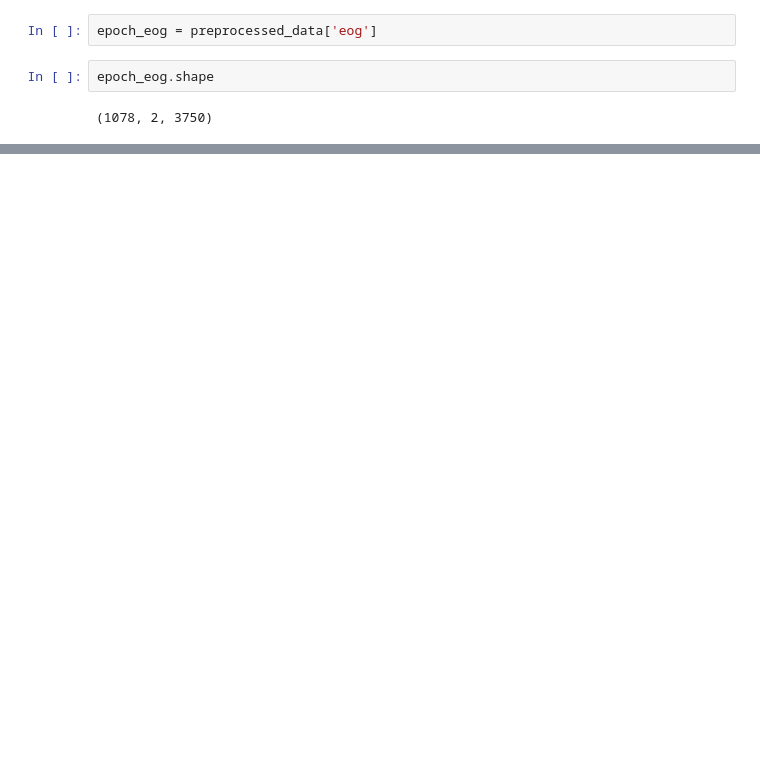
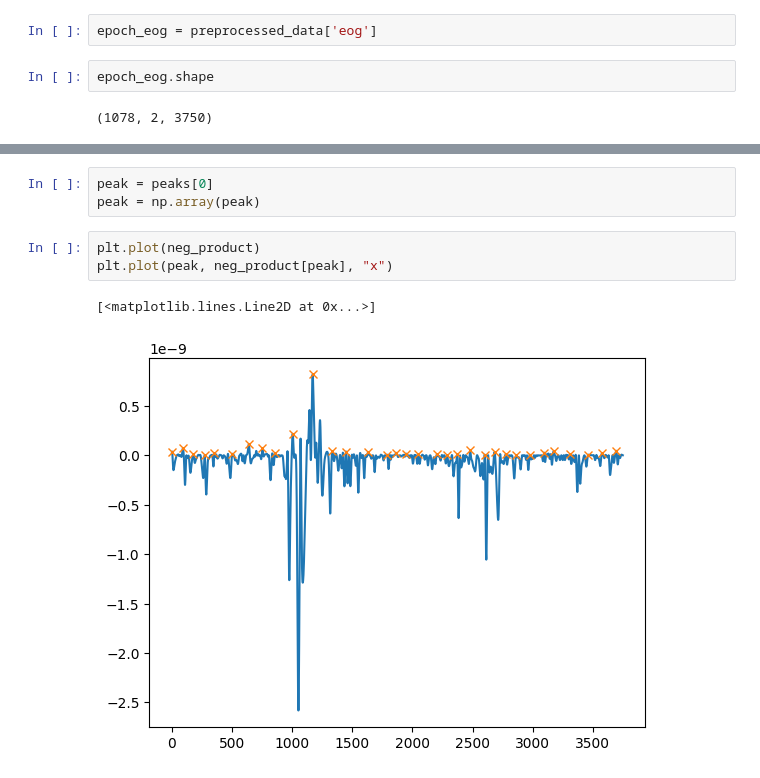
Before and after one commit to inesstsarah/cm2013_ht25_project, a Jupyter notebook: Python/test_eog_features.ipynb, the cells around one changed output, grey strips where cells are left out. Cells and saved outputs as stored; diff of their text form; blank space fills up the shorter version.

```diff
--- a/Python/test_eog_features.ipynb
+++ b/Python/test_eog_features.ipynb
@@ -49,0 +108,9 @@ array([0., 0., 0., ..., 0., 0., 0.], shape=(3750,))
+# %%
+peak = peaks[0]
+peak = np.array(peak)
+# %%
+plt.plot(neg_product)
+plt.plot(peak, neg_product[peak], "x")
+# %% [output]
+[<matplotlib.lines.Line2D at 0x...>]
+[figure, added]
```
Also changed, not shown: parts of 14 cells of this notebook, 2 other files.
